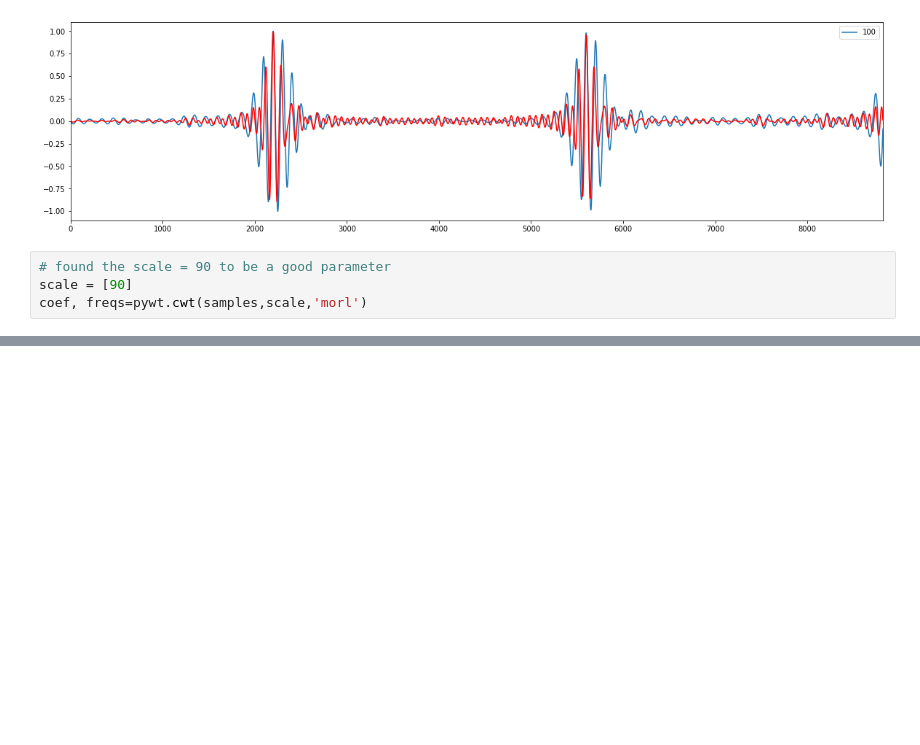
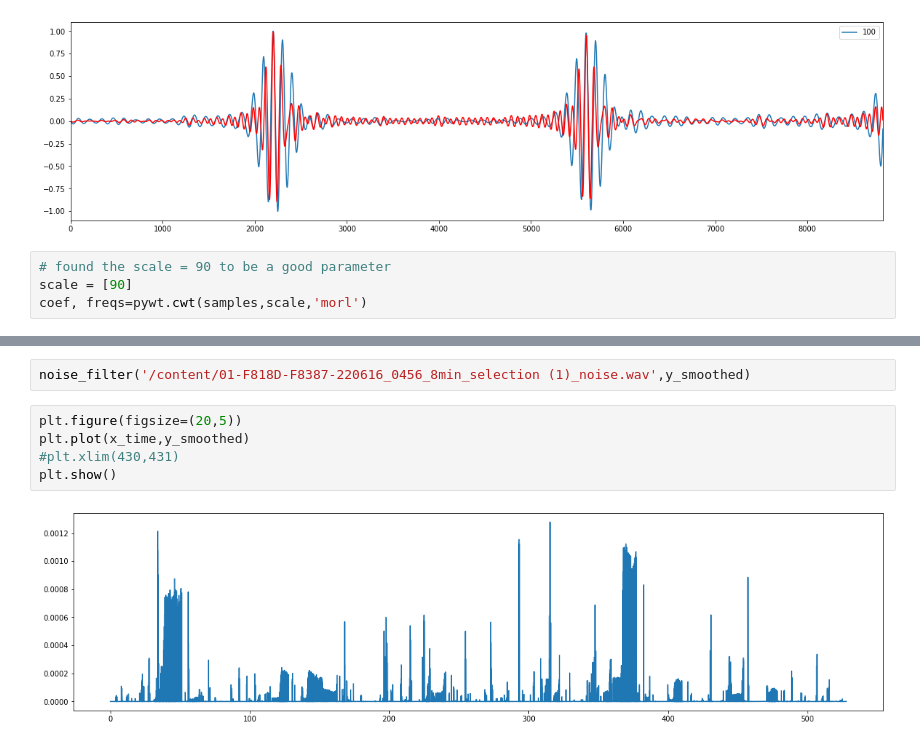
Before and after one commit to james-bole-pan/Xenopus_signal_processing, a Jupyter notebook: Wave_Envelope.ipynb, the cells around one changed output, grey strips where cells are left out. Drawn from its saved outputs; the diff is of its cells as text; blank space fills up the shorter version.

```diff
--- a/Wave_Envelope.ipynb
+++ b/Wave_Envelope.ipynb
@@ -217 +228,10 @@ plt.show()
+# %%
+noise_filter('/content/01-F818D-F8387-220616_0456_8min_selection (1)_noise.wav',y_smoothed)
+# %%
+plt.figure(figsize=(20,5))
+plt.plot(x_time,y_smoothed)
+#plt.xlim(430,431)
+plt.show()
+# %% [output]
+[figure, added]
 # %%
```
Also changed, not shown: parts of 12 cells of this notebook.
